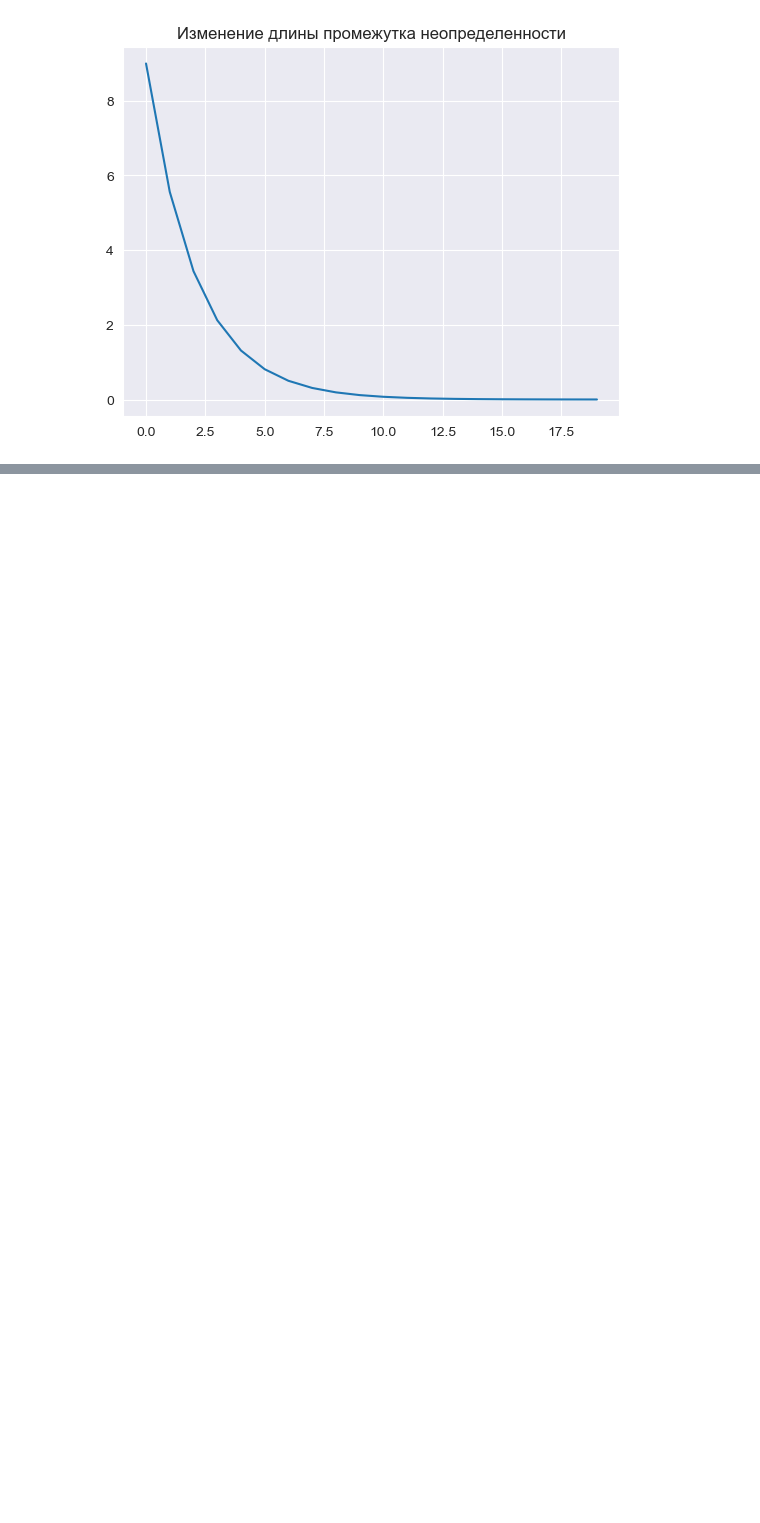
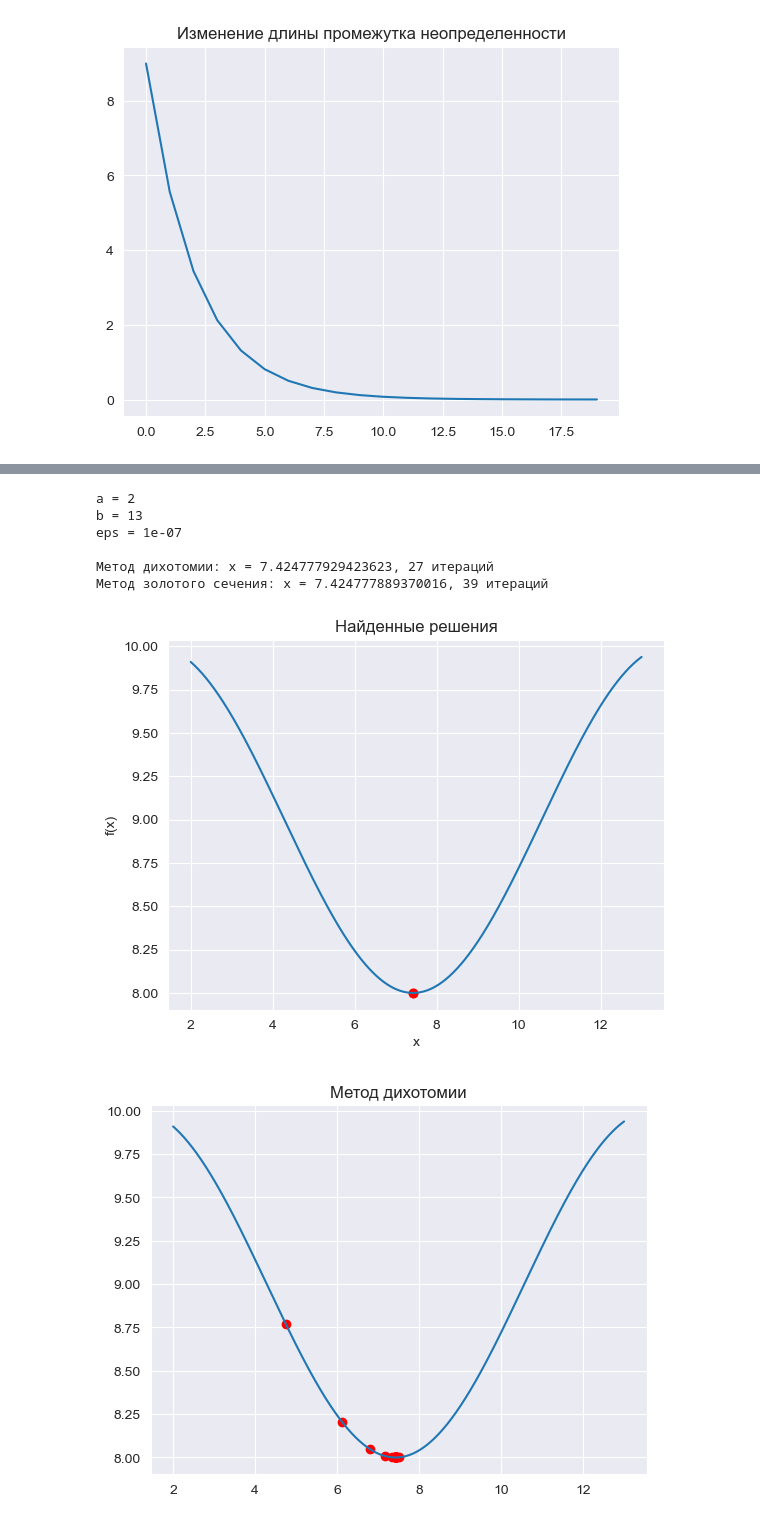
Before and after one commit to vorandpav/MathAnalLab, a Jupyter notebook: MathAnalLab.ipynb, the cells around one changed output, grey strips where cells are left out. Drawn from its saved outputs; the diff is of its cells as text; code cells hidden in the pictures; blank space fills up the shorter version.

```diff
--- a/MathAnalLab.ipynb
+++ b/MathAnalLab.ipynb
@@ -219,0 +252,14 @@ eps = 0.001
+# %%
+Function_analysis(f=lambda x: np.sin(0.5 * x + 1) + 9,
+                  a=2,
+                  b=13,
+                  eps=0.0000001)
+# %% [output]
+a = 2
+b = 13
+eps = 1e-07
+
+Метод дихотомии: x = 7.424777929423623, 27 итераций
+Метод золотого сечения: x = 7.424777889370016, 39 итераций
+[figure, added]
+[figure, added]
```
Also changed, not shown: parts of 13 cells of this notebook.
